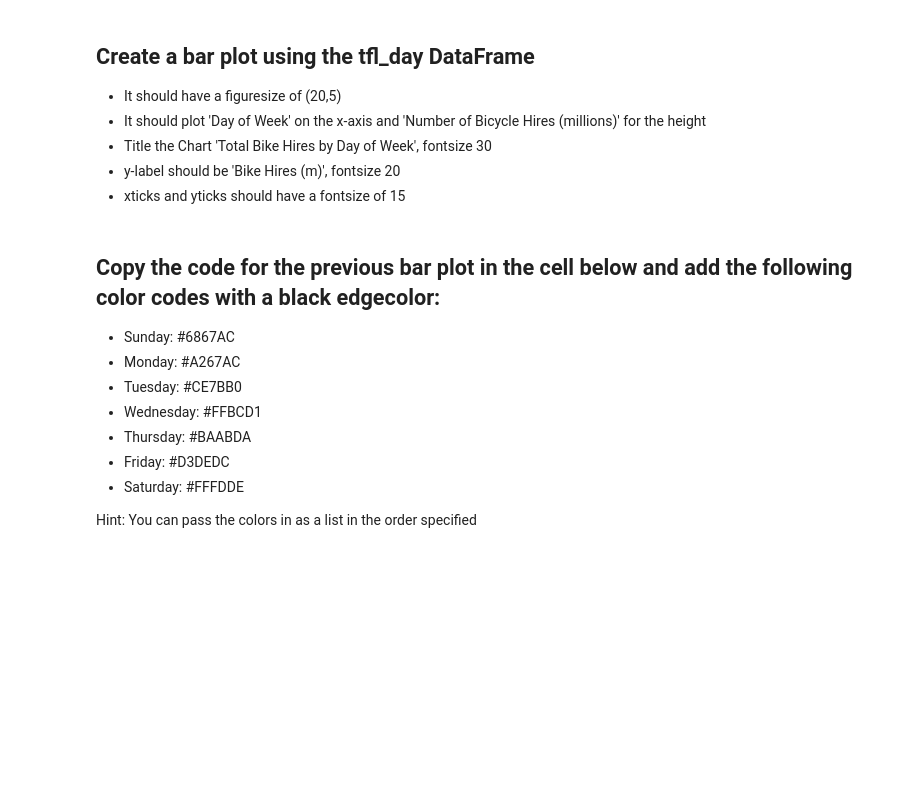
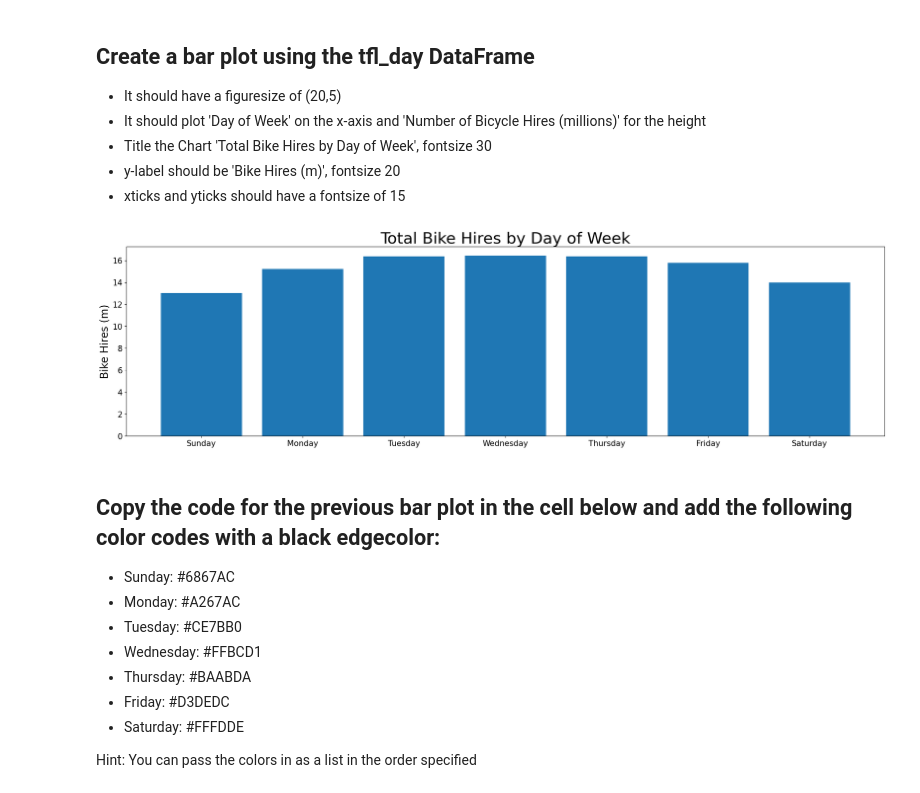
Before and after one commit to natalieheng/Project-1---Purchases-and-Transaction, a Jupyter notebook: Courses/(1) Course Resurces-Python for Data Analysis and Visualization/13 Challenge Section - Matplotlib/challenge_questions_matplotlib.ipynb, the cells around one changed output. Saved outputs shown, nothing was run; the diff lists cells and outputs as text; code cells hidden in the pictures; blank space fills up the shorter version.

Commit message:
Start Basic Visualisation course

```diff
--- a/Courses/(1) Course Resurces-Python for Data Analysis and Visualization/13 Challenge Section - Matplotlib/challenge_questions_matplotlib.ipynb
+++ b/Courses/(1) Course Resurces-Python for Data Analysis and Visualization/13 Challenge Section - Matplotlib/challenge_questions_matplotlib.ipynb
@@ -159,6 +159,20 @@ tfl_month
 * Title the Chart 'Total Bike Hires by Day of Week', fontsize 30
 * y-label should be 'Bike Hires (m)', fontsize 20
 * xticks and yticks should have a fontsize of 15
+# %%
+fig = plt.figure(figsize = (20,5))
+axes = fig.add_axes([0, 0, 1, 1])
+axes.set_ylabel('Bike Hires (m)', size = 20)
+axes.set_title('Total Bike Hires by Day of Week', size = 30)
+
+#bar plot
+plt.bar(x = tfl_day['Day of Week'], height = tfl_day['Number of Bicycle Hires (millions)'])
+plt.xticks(size = 15)
+plt.yticks(size = 15)
+
+plt.show()
+# %% [output]
+[figure, added]
 # %% [markdown]
 ## Copy the code for the previous bar plot in the cell below and add the following color codes with a black edgecolor:
 * Sunday: #6867AC
```
Also changed, not shown: parts of 3 cells of this notebook, 1 other file.
